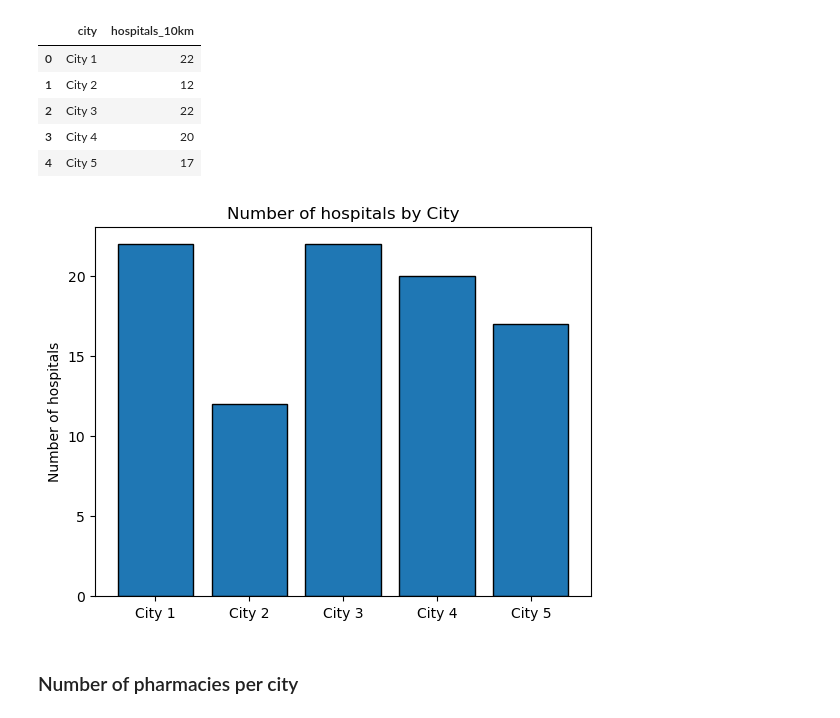
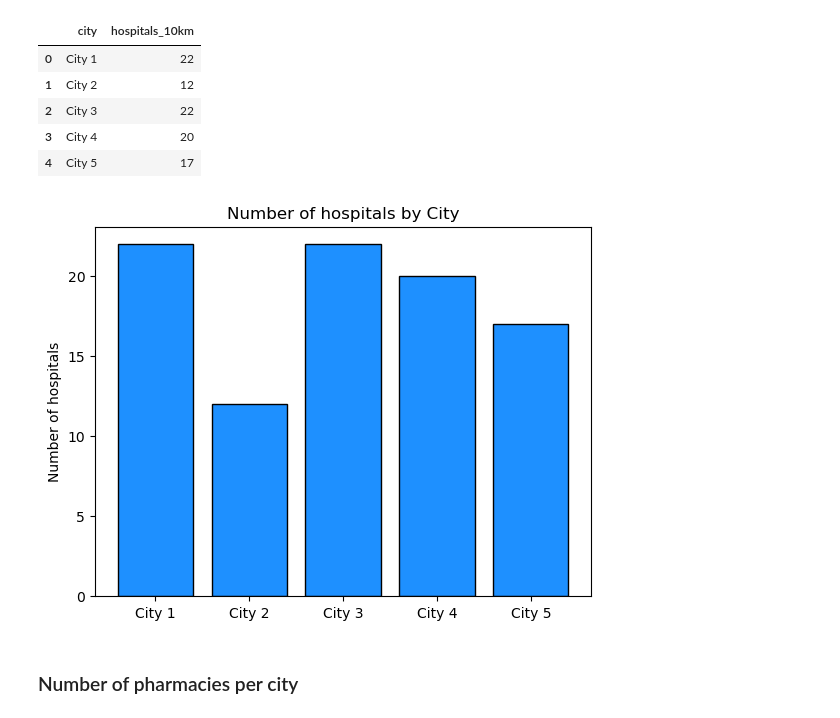
Before and after one commit to rodriguesfhs/research-grid, a Jupyter notebook: research-center-assignment/ML Test - Fabio Rodrigues.ipynb, the cells around one changed output. Cells and saved outputs as stored; diff of their text form; code cells hidden in the pictures.

```diff
--- a/research-center-assignment/ML Test - Fabio Rodrigues.ipynb
+++ b/research-center-assignment/ML Test - Fabio Rodrigues.ipynb
@@ -198,13 +202,14 @@ hospitals_per_city
 # %%
 plt.bar(hospitals_per_city['city'],
         hospitals_per_city['hospitals_10km'],
-        edgecolor='k')
+        edgecolor='k',
+        color='dodgerblue')
 plt.xlabel('')
 plt.ylabel('Number of hospitals')
 plt.title('Number of hospitals by City')
 plt.show()
 # %% [output]
-[figure, old version]
+[figure, new version]
 # %% [markdown]
 ### Number of pharmacies per city
 # %%
```
Also changed, not shown: parts of 7 cells of this notebook.
